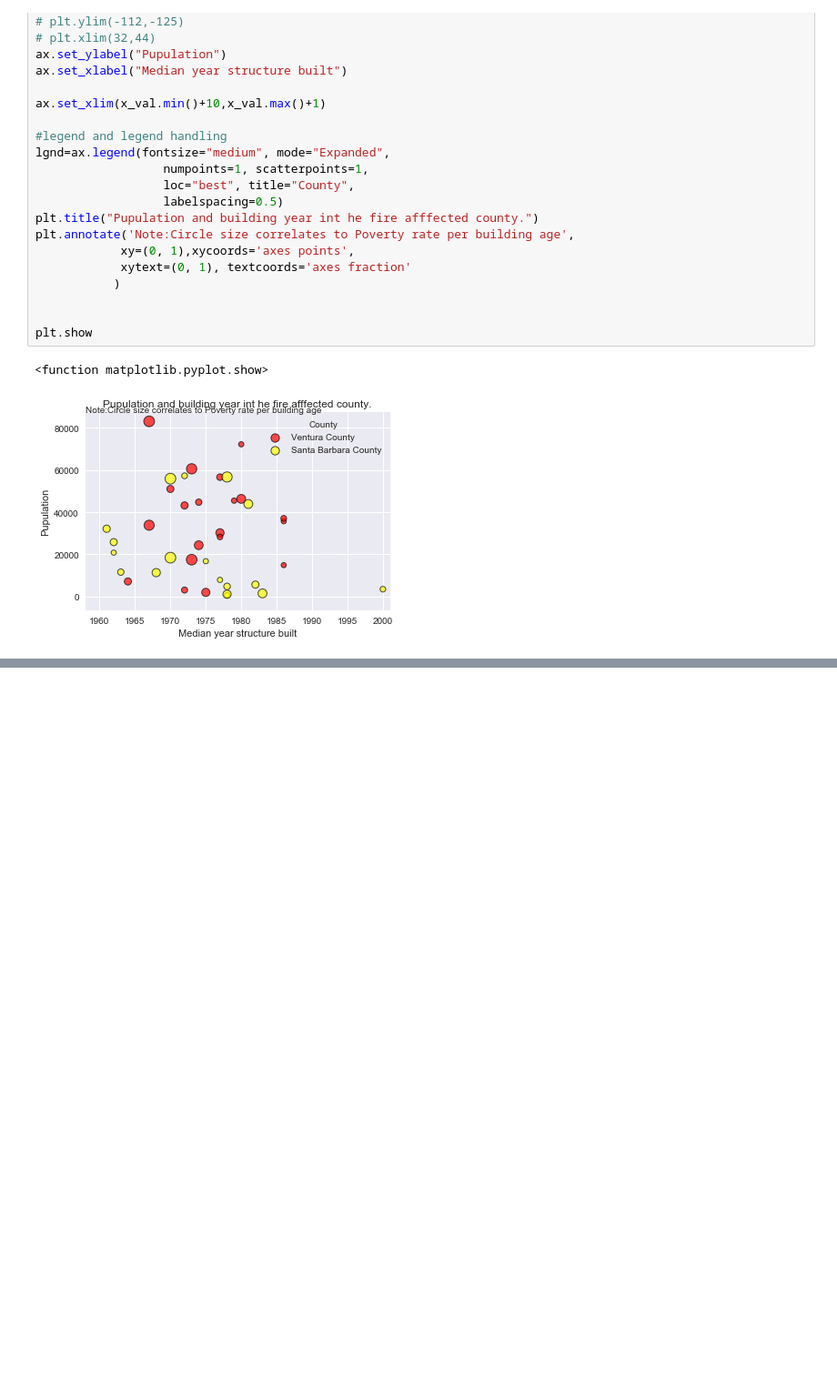
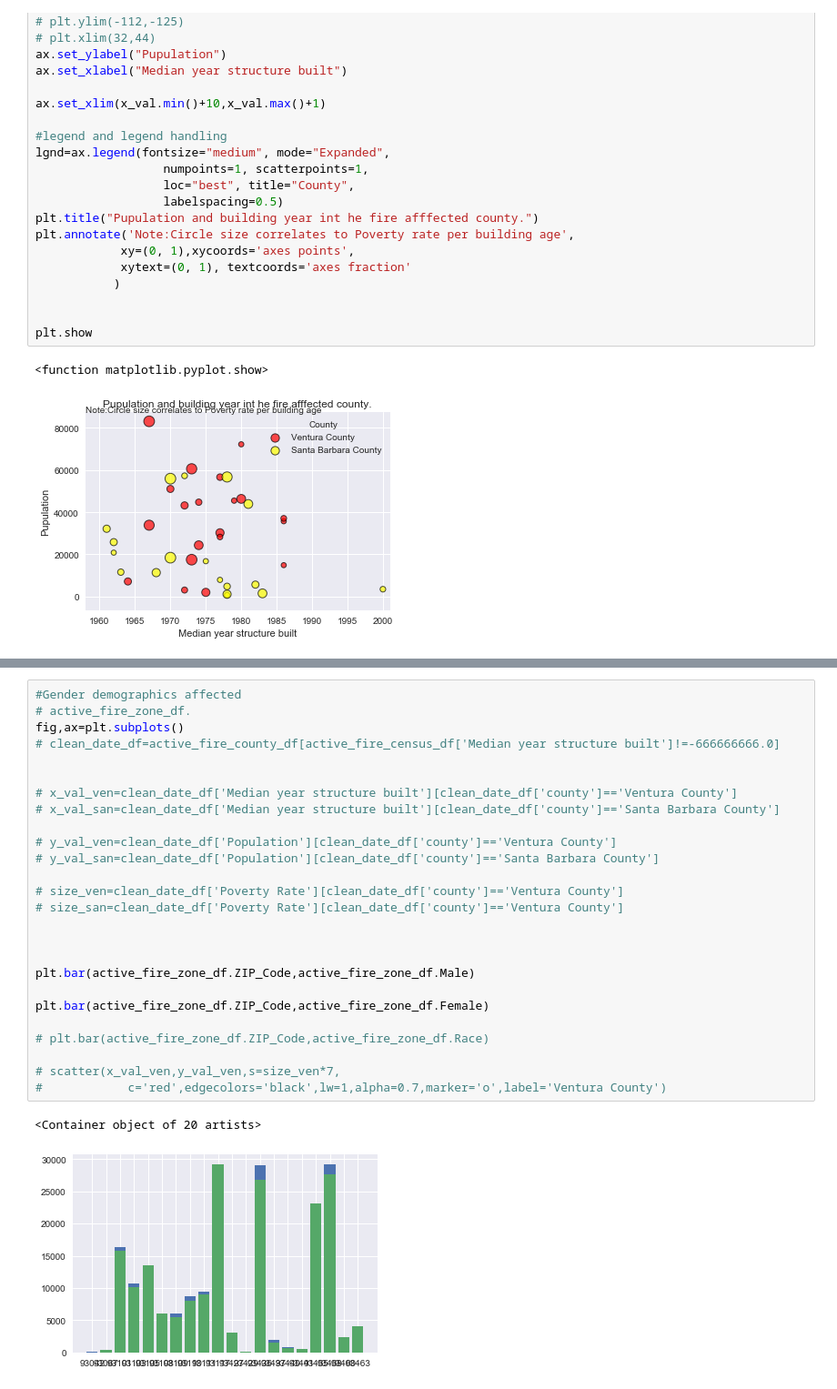
Before and after one commit to sheygarga/Project1Team6, a Jupyter notebook: Thomas_fire_sh_census.ipynb, the cells around one changed output, grey strips where cells are left out. Shown at 91% size. Saved outputs shown, nothing was run; the diff lists cells and outputs as text; blank space fills up the shorter version.

```diff
--- a/Thomas_fire_sh_census.ipynb
+++ b/Thomas_fire_sh_census.ipynb
@@ -335,0 +348,29 @@ plt.show
+# %%
+#Gender demographics affected
+# active_fire_zone_df.
+fig,ax=plt.subplots()
+# clean_date_df=active_fire_county_df[active_fire_census_df['Median year structure built']!=-666666666.0]
+
+
+# x_val_ven=clean_date_df['Median year structure built'][clean_date_df['county']=='Ventura County']
+# x_val_san=clean_date_df['Median year structure built'][clean_date_df['county']=='Santa Barbara County']
+
+# y_val_ven=clean_date_df['Population'][clean_date_df['county']=='Ventura County']
+# y_val_san=clean_date_df['Population'][clean_date_df['county']=='Santa Barbara County']
+
+# size_ven=clean_date_df['Poverty Rate'][clean_date_df['county']=='Ventura County']
+# size_san=clean_date_df['Poverty Rate'][clean_date_df['county']=='Ventura County']
+
+
+
+plt.bar(active_fire_zone_df.ZIP_Code,active_fire_zone_df.Male)
+
+plt.bar(active_fire_zone_df.ZIP_Code,active_fire_zone_df.Female)
+
+# plt.bar(active_fire_zone_df.ZIP_Code,active_fire_zone_df.Race)
+
+# scatter(x_val_ven,y_val_ven,s=size_ven*7,
+#            c='red',edgecolors='black',lw=1,alpha=0.7,marker='o',label='Ventura County')
+# %% [output]
+<Container object of 20 artists>
+[figure, added]
```
Also changed, not shown: parts of 1 cell of this notebook, 3 other files.
